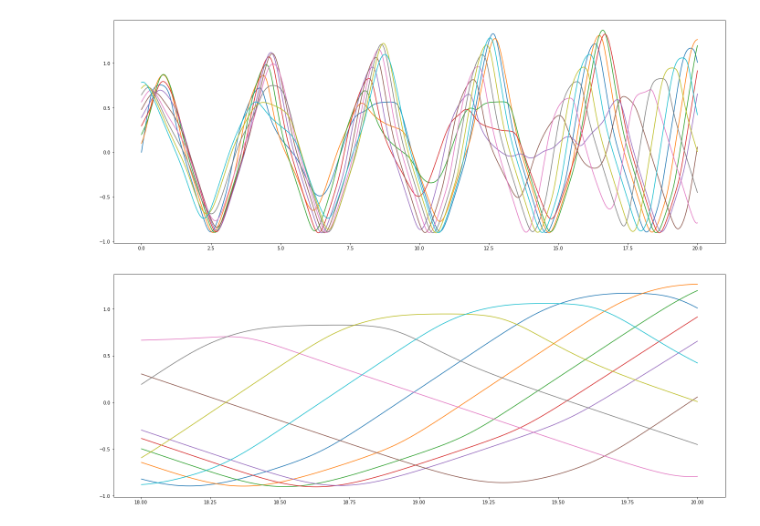
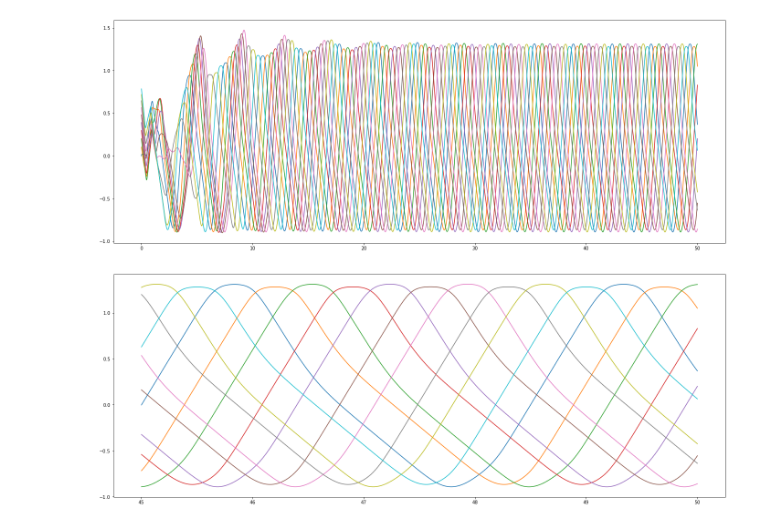
Before and after one commit to dglyzin/sinaps-sim, a Jupyter notebook: simulator-synapse-2023.ipynb, the cells around one changed output. Saved outputs shown, nothing was run; the diff lists cells and outputs as text; code cells hidden in the pictures.

```diff
--- a/simulator-synapse-2023.ipynb
+++ b/simulator-synapse-2023.ipynb
@@ -43,3 +56,7 @@ def model(X, t, a,b,c,k,eps):
 # %%
-tt = np.linspace(0, 20, 10000)
+#COMPUTATIONS
+finalT = 50
+starttime = time.time()
+tt = np.linspace(0, finalT, finalT*1000)
 xx = ddeint(model, initial, tt, fargs=(a,b,c,k,eps))
+print("Finished in", time.time()-starttime, "s.")
@@ -46,14 +65,15 @@ xx = ddeint(model, initial, tt, fargs=(a,b,c,k,eps))
 # %%
-import matplotlib.pyplot as plt
+#Plot full solution
 plt.rcParams["figure.figsize"] = (24,9)
 for idx in range(m):
     plt.plot(tt, xx[:,idx])
 # %% [output]
-[figure, old version]
+[figure, new version]
 # %%
-import matplotlib.pyplot as plt
+#Plot final 10% of solution
+final10pr = int(tt.shape[0]*9/10)
 plt.rcParams["figure.figsize"] = (24,9)
 for idx in range(m):
-    plt.plot(tt[9000:], xx[9000:,idx])
+    plt.plot(tt[final10pr:], xx[final10pr:,idx])
 # %% [output]
-[figure, old version]
+[figure, new version]
```
Also changed, not shown: parts of 5 cells of this notebook.
